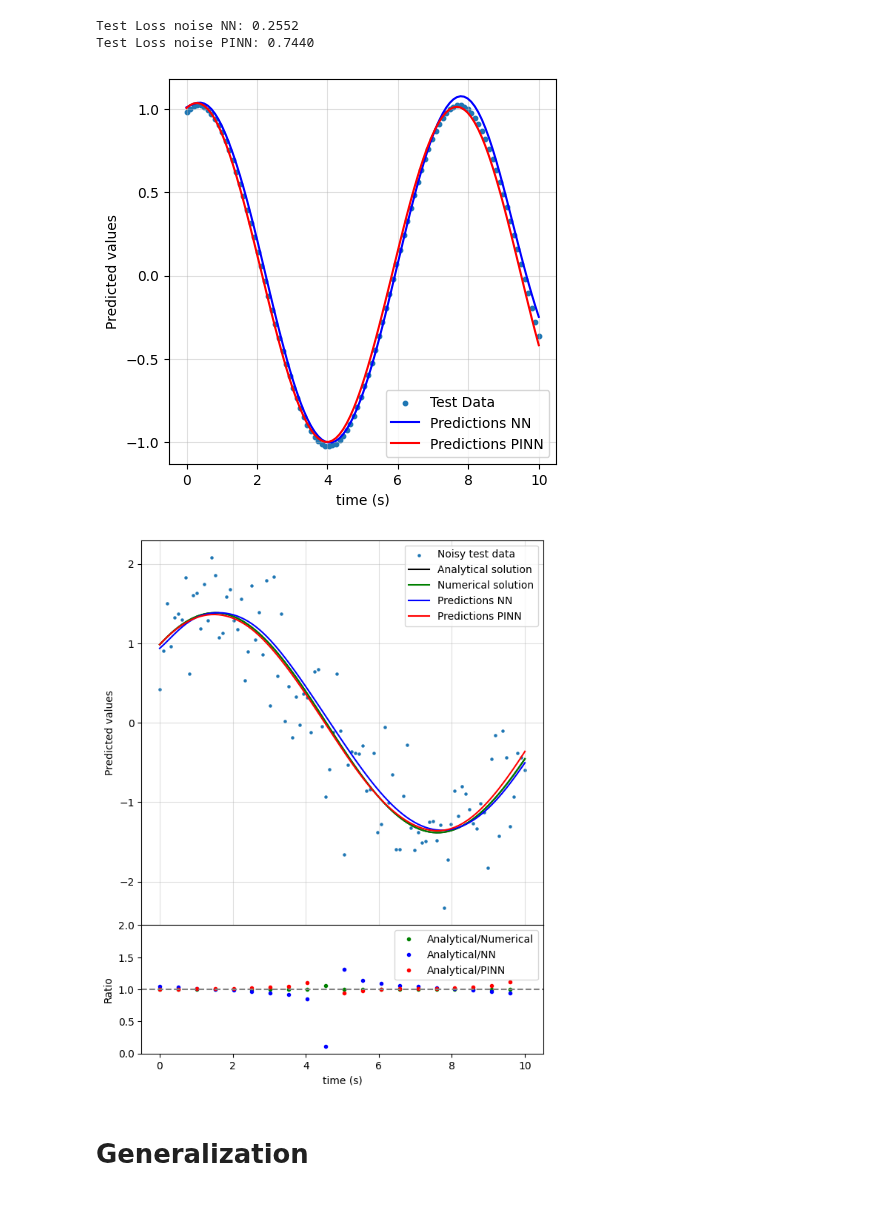
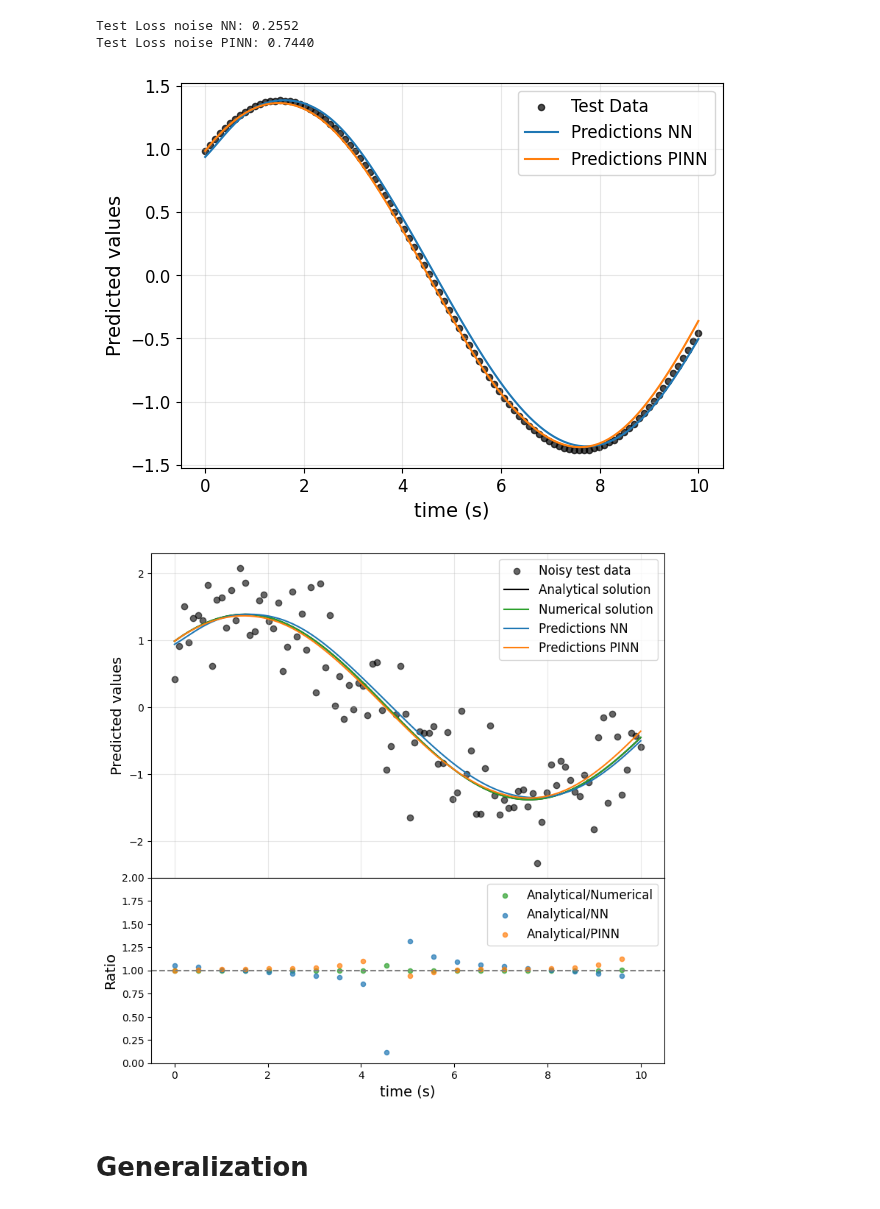
Before and after one commit to gvansan/Machine-learning-project, a Jupyter notebook: Compare_NN_PINN.ipynb, the cells around one changed output. Cells and saved outputs as stored; diff of their text form; code cells hidden in the pictures.

Commit message:
better plot layout

```diff
--- a/Compare_NN_PINN.ipynb
+++ b/Compare_NN_PINN.ipynb
@@ -268,25 +268,27 @@ Test Loss noise PINN: 0.7440
 # %%
 #plot of models
 #Look at performance on test data
 X = test["X"]
 
 y_pred_opt_NN = model_NN(X).squeeze(-1)
 y_pred_opt_PINN = model_PINN(X).squeeze(-1)
 
-n = 100 #defines which initial conditions we look at?
+n = 0 #defines which initial conditions we look at?
 
-plt.figure(figsize=(5, 5))
-plt.scatter(test["t_tensor"][n], test["y_tensor"][n][0:, 0], s=10, label="Test Data")
-plt.plot(test["t_tensor"][n], y_pred_opt_NN.cpu().detach()[n], color="blue", label="Predictions NN")
-plt.plot(test["t_tensor"][n], y_pred_opt_PINN.cpu().detach()[n], color="red", label="Predictions PINN")
-plt.xlabel("time (s)")
-plt.ylabel("Predicted values")
-plt.grid(alpha=0.4)
-plt.legend()
+plt.figure(figsize=(7, 5))
+plt.scatter(test["t_tensor"][n], test["y_tensor"][n][0:, 0], s=20, alpha=0.7, color='black', label="Test Data")
+plt.plot(test["t_tensor"][n], y_pred_opt_NN.cpu().detach()[n], color="#1f77b4", label="Predictions NN")
+plt.plot(test["t_tensor"][n], y_pred_opt_PINN.cpu().detach()[n], color="#ff7f0e", label="Predictions PINN")
+plt.xlabel("time (s)", fontsize=14)
+plt.ylabel("Predicted values", fontsize=14)
+plt.xticks(fontsize=12)
+plt.yticks(fontsize=12)
+plt.grid(alpha=0.3)
+plt.legend(fontsize=12)
 plt.savefig("Images/Prediction_NN_PINN")
 plt.show()
 # %% [output]
-[figure, old version]
+[figure, new version]
 # %%
 #Plot the results
 n = 0
@@ -316,8 +318,8 @@ diff = differential_equation_2_order
 sol = sp.integrate.solve_ivp(diff, t_span, y0, t_eval=test_noise["t_tensor"][n], method='RK45', args=(k))
 
 # Create figure with GridSpec
-fig = plt.figure(figsize=(7, 9))
-gs = fig.add_gridspec(2, 1, height_ratios=[3, 1], hspace=0)
+fig = plt.figure(figsize=(9, 9))
+gs = fig.add_gridspec(2, 1, height_ratios=[7, 4], hspace=0)
 
 #create ratios for lower plot
 slice = 5 #so that the plot is clear
@@ -327,30 +329,30 @@ ratio_an_PINN = (x_analytical/y_pred_noise_PINN.cpu().detach()[n])[::slice]
 
 # Main plot
 ax_main = fig.add_subplot(gs[0])
-ax_main.scatter(test_noise["t_tensor"][n], test_noise["y_tensor"][n][0:, 0], s=5, label="Noisy test data") #Training data
+ax_main.scatter(test_noise["t_tensor"][n], test_noise["y_tensor"][n][0:, 0], color="black", alpha=0.6, label="Noisy test data") #Training data
 ax_main.plot(sol.t, x_analytical, label='Analytical solution', color = 'black') #Analytical
-ax_main.plot(sol.t, sol.y[0], label='Numerical solution', color = 'green') #numerical
-ax_main.plot(test_noise["t_tensor"][n], y_pred_noise_NN.cpu().detach()[n], color="blue", label="Predictions NN") #NN ML
-ax_main.plot(test_noise["t_tensor"][n], y_pred_noise_PINN.cpu().detach()[n], color="red", label="Predictions PINN") #PINN ML
-ax_main.set_ylabel('Predicted values')
-ax_main.legend()
-ax_main.grid(alpha=0.4)
+ax_main.plot(sol.t, sol.y[0], label='Numerical solution', color = '#2ca02c') #numerical
+ax_main.plot(test_noise["t_tensor"][n], y_pred_noise_NN.cpu().detach()[n], color="#1f77b4", label="Predictions NN") #NN ML
+ax_main.plot(test_noise["t_tensor"][n], y_pred_noise_PINN.cpu().detach()[n], color="#ff7f0e", label="Predictions PINN") #PINN ML
+ax_main.set_ylabel('Predicted values', fontsize=14)
+ax_main.legend(fontsize=12)
+ax_main.grid(alpha=0.3)
 ax_main.tick_params(bottom=False)  # remove x-axis ticks for main plot
 
 # Ratio / comparison plot
 ax_ratio = fig.add_subplot(gs[1], sharex=ax_main)
-ax_ratio.plot(test_noise["t_tensor"][n][::slice], ratio_an_num, '.', label='Analytical/Numerical', color='green')
-ax_ratio.plot(test_noise["t_tensor"][n][::slice], ratio_an_NN, '.', label='Analytical/NN', color='blue')
-ax_ratio.plot(test_noise["t_tensor"][n][::slice], ratio_an_PINN, '.', label='Analytical/PINN', color='red')
+ax_ratio.scatter(test_noise["t_tensor"][n][::slice], ratio_an_num, s=20, alpha=0.7, label='Analytical/Numerical', color='#2ca02c')
+ax_ratio.scatter(test_noise["t_tensor"][n][::slice], ratio_an_NN, s=20, alpha=0.7, label='Analytical/NN', color='#1f77b4')
+ax_ratio.scatter(test_noise["t_tensor"][n][::slice], ratio_an_PINN, s=20, alpha=0.7, label='Analytical/PINN', color='#ff7f0e')
 ax_ratio.axhline(1, color='gray', linestyle='--')
-ax_ratio.set_xlabel('time (s)')
-ax_ratio.set_ylabel('Ratio')
+ax_ratio.set_xlabel('time (s)', fontsize=14)
+ax_ratio.set_ylabel('Ratio', fontsize=14)
 ax_ratio.set_ylim(0, 2)
-ax_ratio.legend()
+ax_ratio.legend(fontsize=12)
 plt.savefig("Images/noise_NN_PINN")
 plt.show()
 # %% [output]
-[figure, old version]
+[figure, new version]
 # %% [markdown]
 # Generalization
 # %%
```
Also changed, not shown: parts of 4 cells of this notebook, 6 other files.
